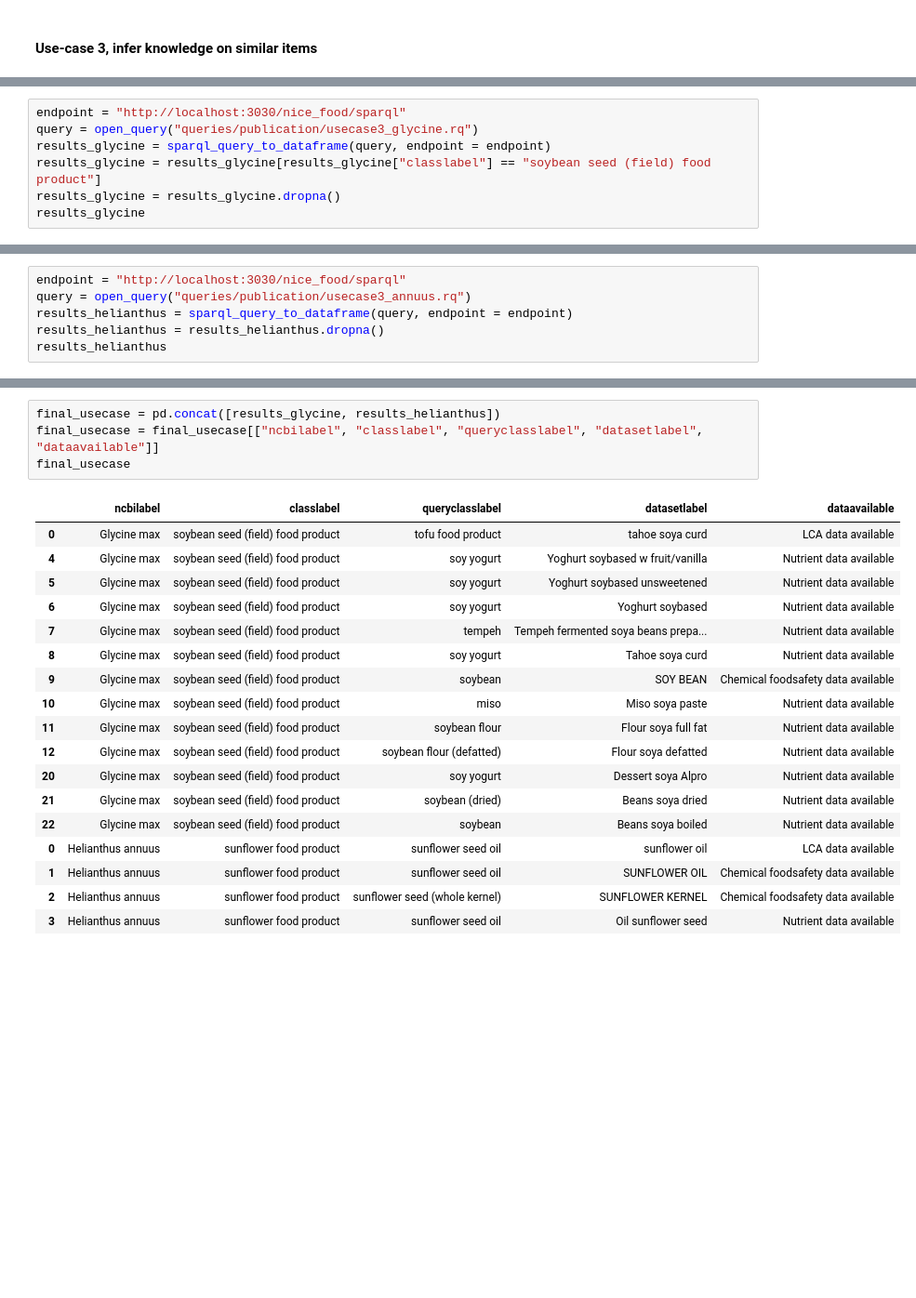
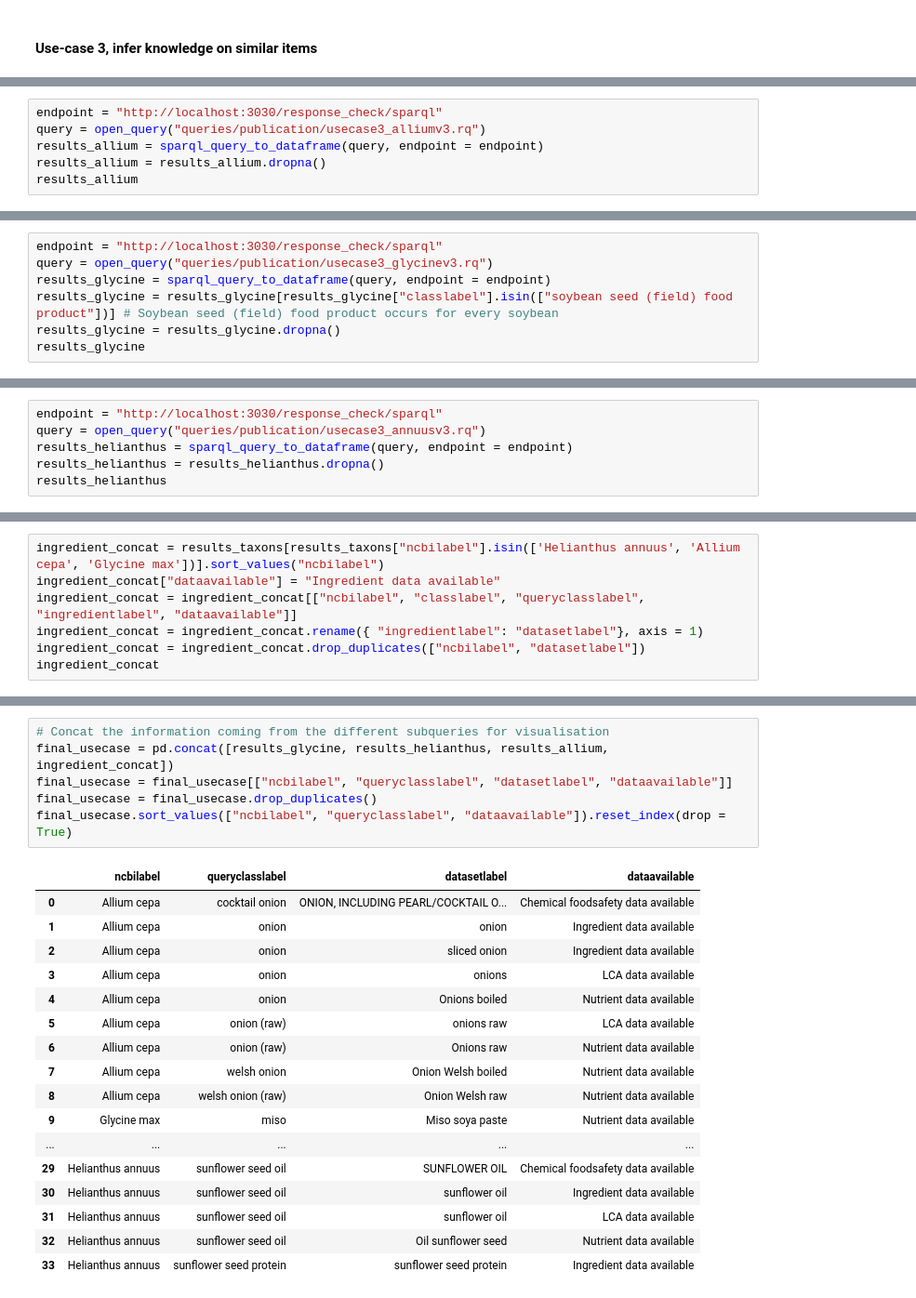
Before and after one commit to rivm-syso/nicekg_analysis, a Jupyter notebook: analysis/use_case_nice_food.ipynb, the cells around one changed output, grey strips where cells are left out. Shown at 93% size. Saved outputs shown, nothing was run; the diff lists cells and outputs as text; blank space fills up the shorter version.

```diff
--- a/analysis/use_case_nice_food.ipynb
+++ b/analysis/use_case_nice_food.ipynb
@@ -267,0 +436,6 @@ results_taxons = sparql_query_to_dataframe(query, endpoint = endpoint)
+# %%
+endpoint = "http://localhost:3030/response_check/sparql"
+query = open_query("queries/publication/usecase3_alliumv3.rq")
+results_allium = sparql_query_to_dataframe(query, endpoint = endpoint)
+results_allium = results_allium.dropna()
+results_allium
@@ -268,8 +451,8 @@ results_taxons = sparql_query_to_dataframe(query, endpoint = endpoint)
 # %%
-endpoint = "http://localhost:3030/nice_food/sparql"
-query = open_query("queries/publication/usecase3_glycine.rq")
+endpoint = "http://localhost:3030/response_check/sparql"
+query = open_query("queries/publication/usecase3_glycinev3.rq")
 results_glycine = sparql_query_to_dataframe(query, endpoint = endpoint)
-results_glycine = results_glycine[results_glycine["classlabel"] == "soybean seed (field) food product"]
+results_glycine = results_glycine[results_glycine["classlabel"].isin(["soybean seed (field) food product"])] # Soybean seed (field) food product occurs for every soybean
 results_glycine = results_glycine.dropna()
 results_glycine
 # %% [output]
@@ -290,6 +473,6 @@ results_glycine
 # %%
-endpoint = "http://localhost:3030/nice_food/sparql"
-query = open_query("queries/publication/usecase3_annuus.rq")
+endpoint = "http://localhost:3030/response_check/sparql"
+query = open_query("queries/publication/usecase3_annuusv3.rq")
 results_helianthus = sparql_query_to_dataframe(query, endpoint = endpoint)
 results_helianthus = results_helianthus.dropna()
 results_helianthus
@@ -301,0 +486,7 @@ results_helianthus
+# %%
+ingredient_concat = results_taxons[results_taxons["ncbilabel"].isin(['Helianthus annuus', 'Allium cepa', 'Glycine max'])].sort_values("ncbilabel")
+ingredient_concat["dataavailable"] = "Ingredient data available"
+ingredient_concat = ingredient_concat[["ncbilabel", "classlabel", "queryclasslabel", "ingredientlabel", "dataavailable"]]
+ingredient_concat = ingredient_concat.rename({ "ingredientlabel": "datasetlabel"}, axis = 1)
+ingredient_concat = ingredient_concat.drop_duplicates(["ncbilabel", "datasetlabel"])
+ingredient_concat
@@ -302,23 +505,24 @@ results_helianthus
 # %%
-final_usecase = pd.concat([results_glycine, results_helianthus])
-final_usecase = final_usecase[["ncbilabel", "classlabel", "queryclasslabel", "datasetlabel", "dataavailable"]]
-final_usecase
+# Concat the information coming from the different subqueries for visualisation
+final_usecase = pd.concat([results_glycine, results_helianthus, results_allium, ingredient_concat])
+final_usecase = final_usecase[["ncbilabel", "queryclasslabel", "datasetlabel", "dataavailable"]]
+final_usecase = final_usecase.drop_duplicates()
+final_usecase.sort_values(["ncbilabel", "queryclasslabel", "dataavailable"]).reset_index(drop = True)
 # %% [output]
-|  | ncbilabel | classlabel | queryclasslabel | datasetlabel | dataavailable |
-| 0 | Glycine max | soybean seed (field) food product | tofu food product | tahoe soya curd | LCA data available |
-| 4 | Glycine max | soybean seed (field) food product | soy yogurt | Yoghurt soybased w fruit/vanilla | Nutrient data available |
-| 5 | Glycine max | soybean seed (field) food product | soy yogurt | Yoghurt soybased unsweetened | Nutrient data available |
-| 6 | Glycine max | soybean seed (field) food product | soy yogurt | Yoghurt soybased | Nutrient data available |
-| 7 | Glycine max | soybean seed (field) food product | tempeh | Tempeh fermented soya beans prepa... | Nutrient data available |
-| 8 | Glycine max | soybean seed (field) food product | soy yogurt | Tahoe soya curd | Nutrient data available |
-| 9 | Glycine max | soybean seed (field) food product | soybean | SOY BEAN | Chemical foodsafety data available |
-| 10 | Glycine max | soybean seed (field) food product | miso | Miso soya paste | Nutrient data available |
-| 11 | Glycine max | soybean seed (field) food product | soybean flour | Flour soya full fat | Nutrient data available |
-| 12 | Glycine max | soybean seed (field) food product | soybean flour (defatted) | Flour soya defatted | Nutrient data available |
-| 20 | Glycine max | soybean seed (field) food product | soy yogurt | Dessert soya Alpro | Nutrient data available |
-| 21 | Glycine max | soybean seed (field) food product | soybean (dried) | Beans soya dried | Nutrient data available |
-| 22 | Glycine max | soybean seed (field) food product | soybean | Beans soya boiled | Nutrient data available |
-| 0 | Helianthus annuus | sunflower food product | sunflower seed oil | sunflower oil | LCA data available |
-| 1 | Helianthus annuus | sunflower food product | sunflower seed oil | SUNFLOWER OIL | Chemical foodsafety data available |
-| 2 | Helianthus annuus | sunflower food product | sunflower seed (whole kernel) | SUNFLOWER KERNEL | Chemical foodsafety data available |
-| 3 | Helianthus annuus | sunflower food product | sunflower seed oil | Oil sunflower seed | Nutrient data available |
+|  | ncbilabel | queryclasslabel | datasetlabel | dataavailable |
+| 0 | Allium cepa | cocktail onion | ONION, INCLUDING PEARL/COCKTAIL O... | Chemical foodsafety data available |
+| 1 | Allium cepa | onion | onion | Ingredient data available |
+| 2 | Allium cepa | onion | sliced onion | Ingredient data available |
+| 3 | Allium cepa | onion | onions | LCA data available |
+| 4 | Allium cepa | onion | Onions boiled | Nutrient data available |
+| 5 | Allium cepa | onion (raw) | onions raw | LCA data available |
+| 6 | Allium cepa | onion (raw) | Onions raw | Nutrient data available |
+| 7 | Allium cepa | welsh onion | Onion Welsh boiled | Nutrient data available |
+| 8 | Allium cepa | welsh onion (raw) | Onion Welsh raw | Nutrient data available |
+| 9 | Glycine max | miso | Miso soya paste | Nutrient data available |
+| ... | ... | ... | ... | ... |
+| 29 | Helianthus annuus | sunflower seed oil | SUNFLOWER OIL | Chemical foodsafety data available |
+| 30 | Helianthus annuus | sunflower seed oil | sunflower oil | Ingredient data available |
+| 31 | Helianthus annuus | sunflower seed oil | sunflower oil | LCA data available |
+| 32 | Helianthus annuus | sunflower seed oil | Oil sunflower seed | Nutrient data available |
+| 33 | Helianthus annuus | sunflower seed protein | sunflower seed protein | Ingredient data available |
```
Also changed, not shown: parts of 19 cells of this notebook, 21 other files.
